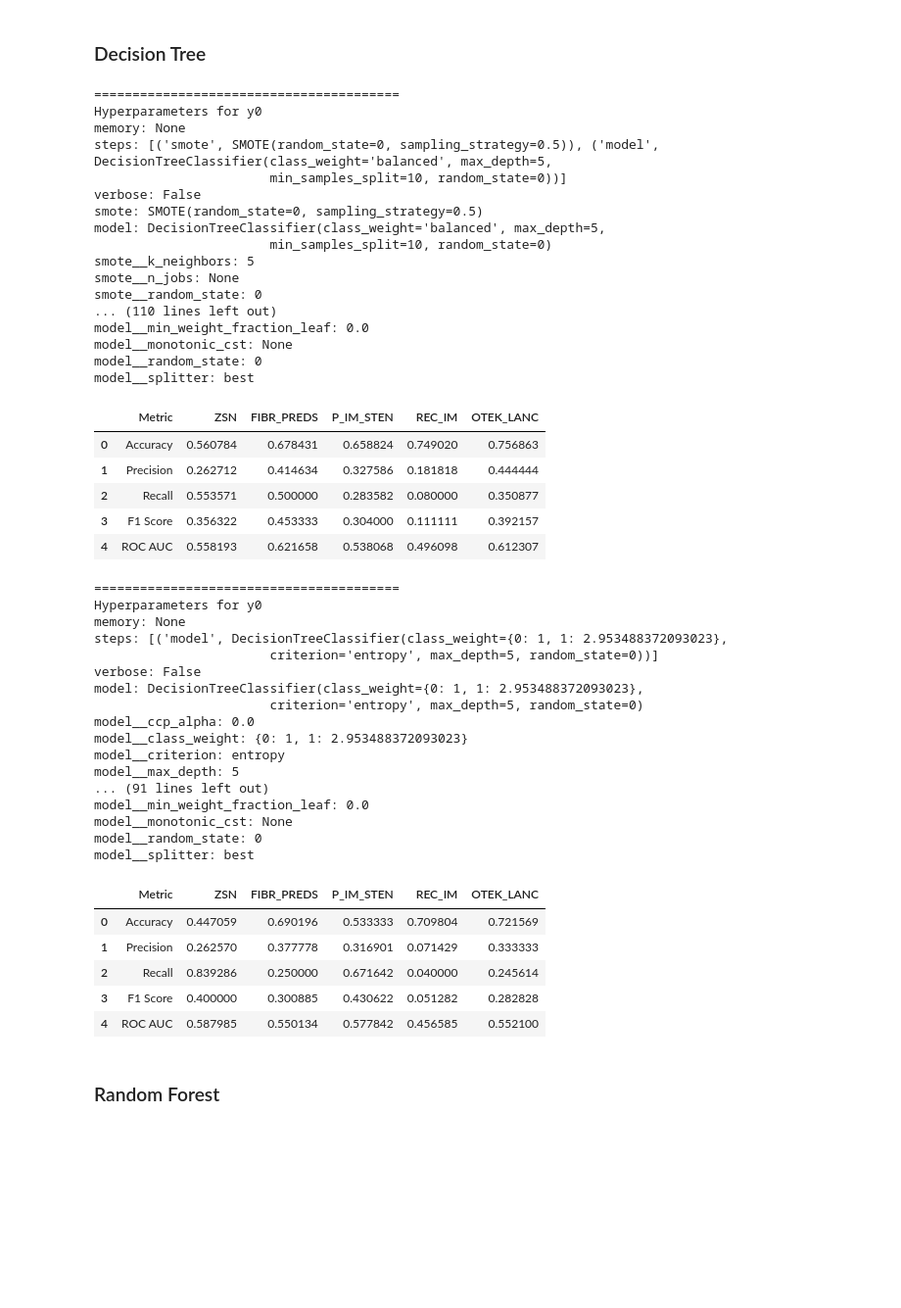
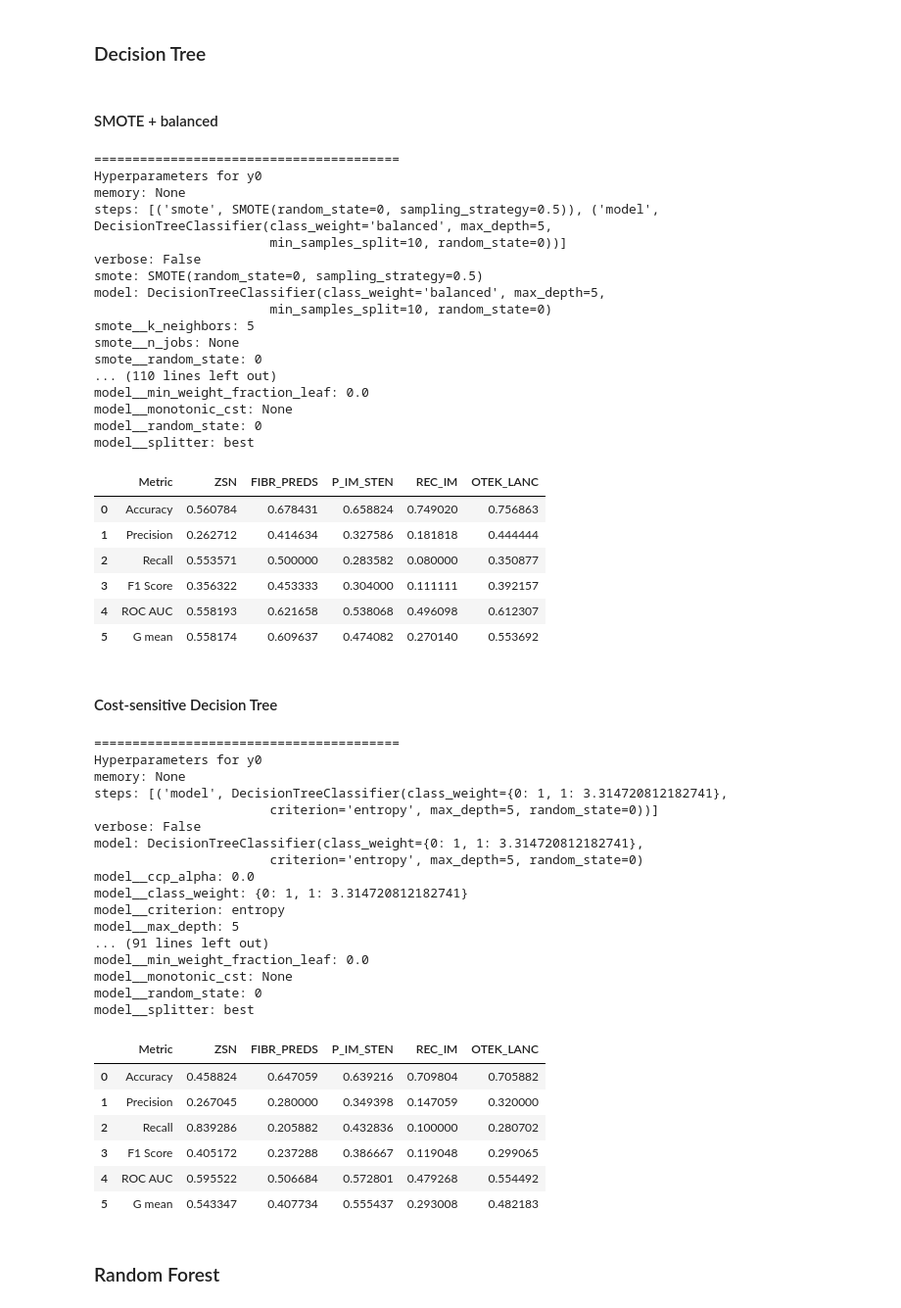
Before and after one commit to danghaidang04/Myocardial_Infraction_Complications_Analysis, a Jupyter notebook: main.ipynb, the cells around one changed output. Shown: that part at 98% size. Drawn from its saved outputs; the diff is of its cells as text; code cells hidden in the pictures; blank space fills up the shorter version.

```diff
--- a/main.ipynb
+++ b/main.ipynb
@@ -352,6 +352,8 @@ results
 ## 5. Hyperparameter Tuning
 # %% [markdown]
 ### Decision Tree
+# %% [markdown]
+#### SMOTE + balanced
 # %%
 # apply grid search for hyperparameter tuning for: first is the SMOTE upsampling ratio, second is the hyperparameter tuning for the cost-sensitive parameters.
 from imblearn.pipeline import Pipeline
@@ -359,6 +361,7 @@ from imblearn.over_sampling import SMOTE
 from sklearn.model_selection import GridSearchCV
 from sklearn.tree import DecisionTreeClassifier
 from sklearn.metrics import roc_auc_score
+from imblearn.metrics import geometric_mean_score
 
 # Define the pipeline
 pipeline = Pipeline(steps=[
@@ -384,7 +387,7 @@ param_grid = {
 grid_search = GridSearchCV(pipeline, param_grid, cv=5, scoring='f1')
 
 # Train the model for all target variables and print the results as a table. A table includes several rows representing each of a metrics for imbalanced data. Each colummn represents each target variable.
-results = {"Metric": ["Accuracy", "Precision", "Recall", "F1 Score", "ROC AUC"]}
+results = {"Metric": ["Accuracy", "Precision", "Recall", "F1 Score", "ROC AUC", "G mean"]}
 for i in range(len(y)):
     # pipeline.set_params(model__class_weight=weights[i])
     grid_search.fit(X_train[i], y_train[i])
@@ -394,7 +397,8 @@ for i in range(len(y)):
         precision_score(y_val[i], y_pred),
         recall_score(y_val[i], y_pred),
         f1_score(y_val[i], y_pred),
-        roc_auc_score(y_val[i], y_pred)
+        roc_auc_score(y_val[i], y_pred),
+        geometric_mean_score(y_val[i], y_pred)
     ]
     print("========================================") # print the best hyperparameters for the current target
     print(f"Hyperparameters for y{i}")
@@ -430,6 +434,9 @@ model__splitter: best
 | 2 | Recall | 0.553571 | 0.500000 | 0.283582 | 0.080000 | 0.350877 |
 | 3 | F1 Score | 0.356322 | 0.453333 | 0.304000 | 0.111111 | 0.392157 |
 | 4 | ROC AUC | 0.558193 | 0.621658 | 0.538068 | 0.496098 | 0.612307 |
+| 5 | G mean | 0.558174 | 0.609637 | 0.474082 | 0.270140 | 0.553692 |
+# %% [markdown]
+#### Cost-sensitive Decision Tree
 # %%
 # Define the pipeline
 pipeline = Pipeline(steps=[
@@ -437,11 +444,11 @@ pipeline = Pipeline(steps=[
 ])
 
 # Define class weights
-class_weights_zsn = {0: 1, 1: (len(y_train[0]) - sum(y_train[0])) / sum(y_train[0])}
-class_weights_fibr_preds = {0: 1, 1: (len(y_train[1]) - sum(y_train[1])) / sum(y_train[1])}
-class_weights_p_im_sten = {0: 1, 1: (len(y_train[2]) - sum(y_train[2])) / sum(y_train[2])}
-class_weights_rec_im = {0: 1, 1: (len(y_train[3]) - sum(y_train[3])) / sum(y_train[3])}
-class_weights_otek_lanc = {0: 1, 1: (len(y_train[4]) - sum(y_train[4])) / sum(y_train[4])}
+class_weights_zsn = {0: 1, 1: y[0].value_counts()[0] / y[0].value_counts()[1]}
+class_weights_fibr_preds = {0: 1, 1: y[1].value_counts()[0] / y[1].value_counts()[1]}
+class_weights_p_im_sten = {0: 1, 1: y[2].value_counts()[0] / y[2].value_counts()[1]}
+class_weights_rec_im = {0: 1, 1: y[3].value_counts()[0] / y[3].value_counts()[1]}
+class_weights_otek_lanc = {0: 1, 1: y[4].value_counts()[0] / y[4].value_counts()[1]}
 weights = [class_weights_zsn, class_weights_fibr_preds, class_weights_p_im_sten, class_weights_rec_im, class_weights_otek_lanc]
 
 # Post-pruning
@@ -461,7 +468,7 @@ param_grid = {
 grid_search = GridSearchCV(pipeline, param_grid, cv=5, scoring='f1')
 
 # Train the model for all target variables and print the results as a table. A table includes several rows representing each of a metrics for imbalanced data. Each colummn represents each target variable.
-results = {"Metric": ["Accuracy", "Precision", "Recall", "F1 Score", "ROC AUC"]}
+results = {"Metric": ["Accuracy", "Precision", "Recall", "F1 Score", "ROC AUC", "G mean"]}
 for i in range(len(y)):
     pipeline.set_params(model__class_weight=weights[i]) # Adding weights to the current model
     grid_search.fit(X_train[i], y_train[i])
@@ -471,42 +478,44 @@ for i in range(len(y)):
         precision_score(y_val[i], y_pred),
         recall_score(y_val[i], y_pred),
         f1_score(y_val[i], y_pred),
-        roc_auc_score(y_val[i], y_pred)
+        roc_auc_score(y_val[i], y_pred),
+        geometric_mean_score(y_val[i], y_pred)
     ]
     print("========================================") # print the best hyperparameters for the current target
     print(f"Hyperparameters for y{i}")
     for name, param in grid_search.best_estimator_.get_params().items():
         print(f"{name}: {param}")
 
 results = pd.DataFrame(results)
 # Change y0,y1,y2,y3,y4 to ZSN, FIBR_PREDS, P_IM_STEN, REC_IM, OTEK_LANC
 results.columns = ["Metric", "ZSN", "FIBR_PREDS", "P_IM_STEN", "REC_IM", "OTEK_LANC"]
 
 results
 # %% [output]
 ========================================
 Hyperparameters for y0
 memory: None
-steps: [('model', DecisionTreeClassifier(class_weight={0: 1, 1: 2.953488372093023},
+steps: [('model', DecisionTreeClassifier(class_weight={0: 1, 1: 3.314720812182741},
                        criterion='entropy', max_depth=5, random_state=0))]
 verbose: False
-model: DecisionTreeClassifier(class_weight={0: 1, 1: 2.953488372093023},
+model: DecisionTreeClassifier(class_weight={0: 1, 1: 3.314720812182741},
                        criterion='entropy', max_depth=5, random_state=0)
 model__ccp_alpha: 0.0
-model__class_weight: {0: 1, 1: 2.953488372093023}
+model__class_weight: {0: 1, 1: 3.314720812182741}
 model__criterion: entropy
 model__max_depth: 5
 ... (91 lines left out)
 model__min_weight_fraction_leaf: 0.0
 model__monotonic_cst: None
 model__random_state: 0
 model__splitter: best
 |  | Metric | ZSN | FIBR_PREDS | P_IM_STEN | REC_IM | OTEK_LANC |
-| 0 | Accuracy | 0.447059 | 0.690196 | 0.533333 | 0.709804 | 0.721569 |
-| 1 | Precision | 0.262570 | 0.377778 | 0.316901 | 0.071429 | 0.333333 |
-| 2 | Recall | 0.839286 | 0.250000 | 0.671642 | 0.040000 | 0.245614 |
-| 3 | F1 Score | 0.400000 | 0.300885 | 0.430622 | 0.051282 | 0.282828 |
-| 4 | ROC AUC | 0.587985 | 0.550134 | 0.577842 | 0.456585 | 0.552100 |
+| 0 | Accuracy | 0.458824 | 0.647059 | 0.639216 | 0.709804 | 0.705882 |
+| 1 | Precision | 0.267045 | 0.280000 | 0.349398 | 0.147059 | 0.320000 |
+| 2 | Recall | 0.839286 | 0.205882 | 0.432836 | 0.100000 | 0.280702 |
+| 3 | F1 Score | 0.405172 | 0.237288 | 0.386667 | 0.119048 | 0.299065 |
+| 4 | ROC AUC | 0.595522 | 0.506684 | 0.572801 | 0.479268 | 0.554492 |
+| 5 | G mean | 0.543347 | 0.407734 | 0.555437 | 0.293008 | 0.482183 |
 # %% [markdown]
 ### Random Forest
 # %%
```
Also changed, not shown: parts of 1 cell of this notebook.
